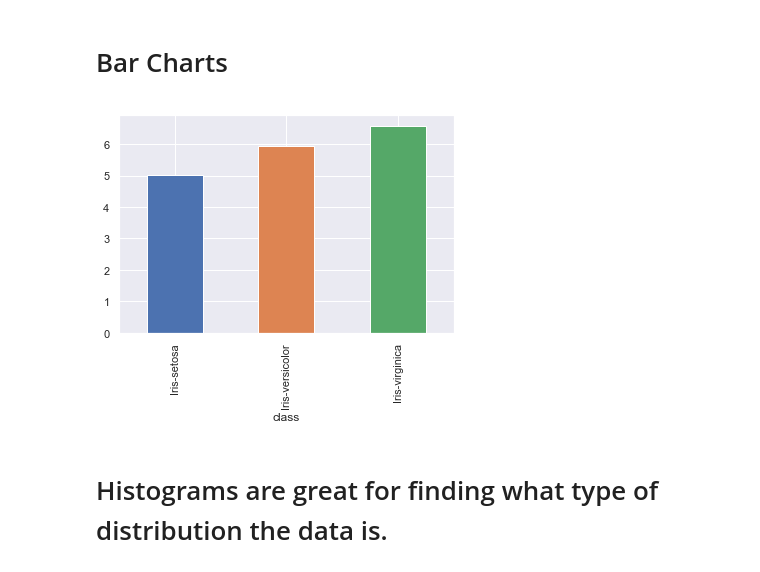
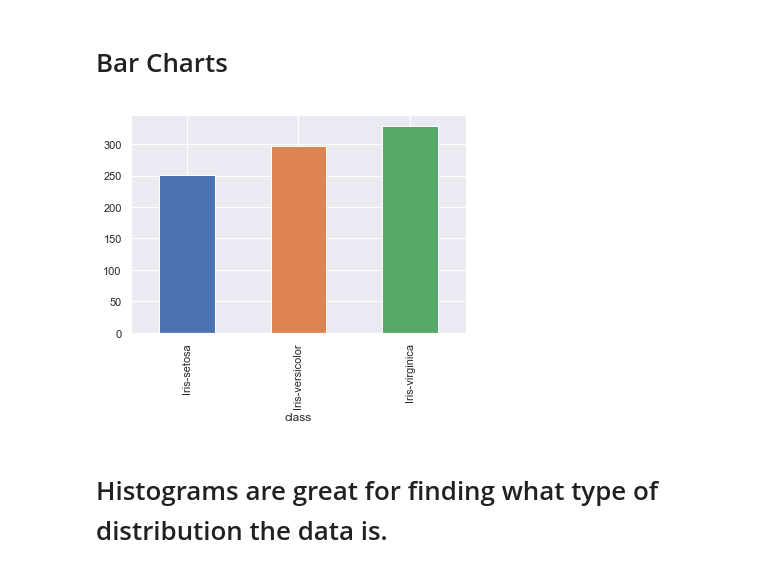
Before and after one commit to yumichelle/2021-spring-data-science, a Jupyter notebook: Week2-EDA/Lecture-EDA.ipynb, the cells around one changed output. Cells and saved outputs as stored; diff of their text form; code cells hidden in the pictures.

```diff
--- a/Week2-EDA/Lecture-EDA.ipynb
+++ b/Week2-EDA/Lecture-EDA.ipynb
@@ -193,12 +193,12 @@ df.plot(kind='scatter', x='petal_width', y='petal_length', figsize=(13,8));
 # Bar Charts
 # %%
 # Find the mean sepal_length for each of the classes
-gb = df.groupby('class')['sepal_length'].mean()
+gb = df.groupby('class')['sepal_length'].sum()
 
 # Make a bar plot of said means
 gb.plot(kind='bar');
 # %% [output]
-[figure, old version]
+[figure, new version]
 # %% [markdown]
 # Histograms are great for finding what type of distribution the data is.
 # %%
```
Also changed, not shown: parts of 3 cells of this notebook, 1 other file.
